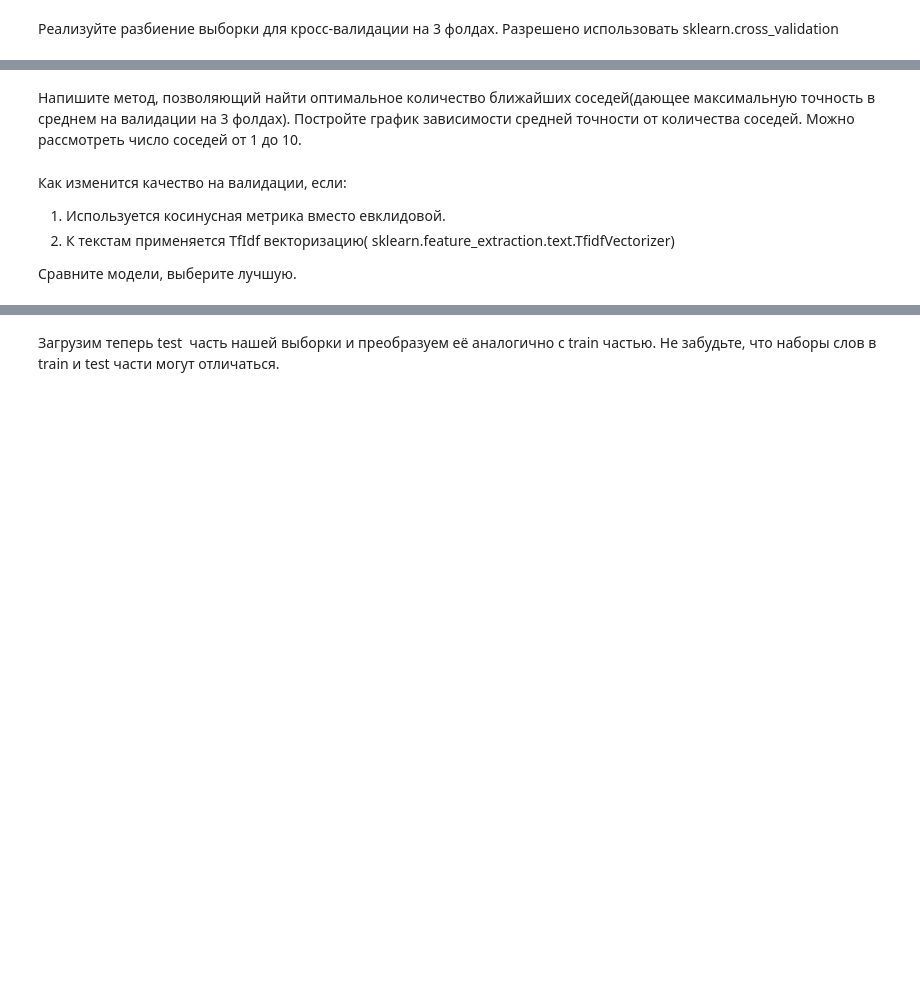
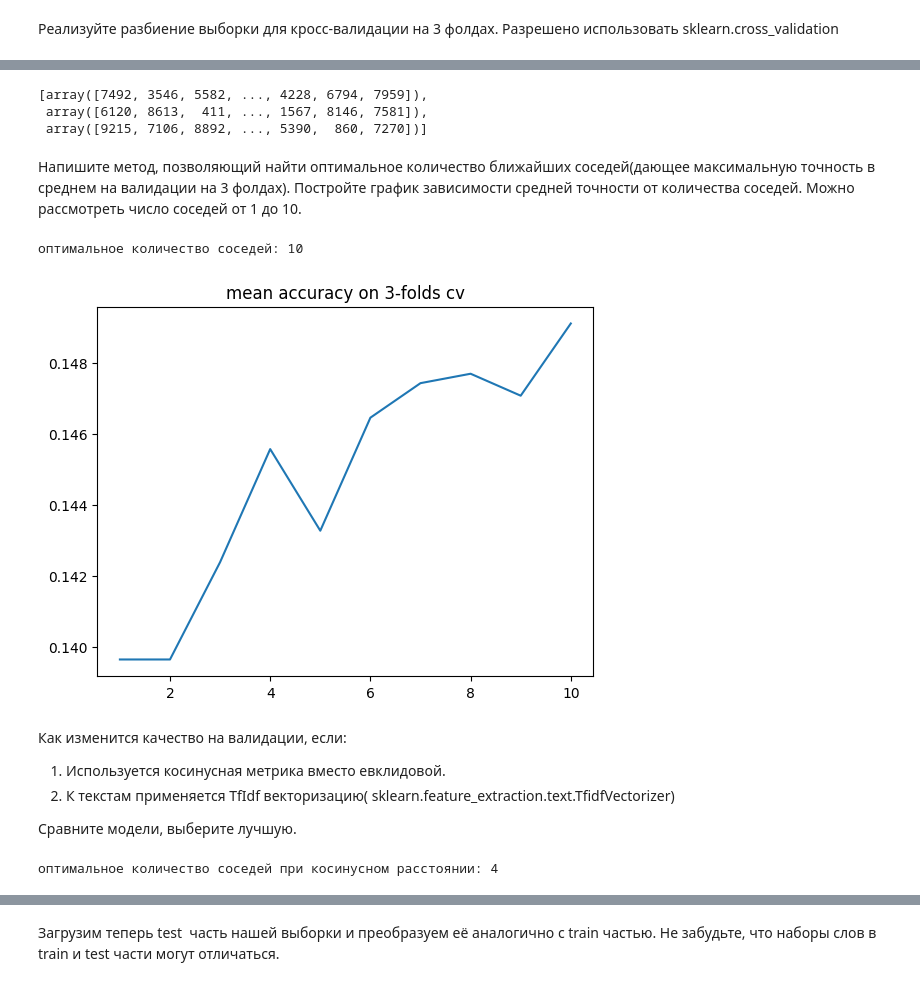
Before and after one commit to ktvlna/vk-ml, a Jupyter notebook: hw1/kokotova_hw1.ipynb, the cells around one changed output, grey strips where cells are left out. Saved outputs shown, nothing was run; the diff lists cells and outputs as text; code cells hidden in the pictures; blank space fills up the shorter version.

```diff
--- a/hw1/kokotova_hw1.ipynb
+++ b/hw1/kokotova_hw1.ipynb
@@ -43,10 +45,11 @@ from collections import Counter
 Для подсчета расстояний можно использовать функции [отсюда](https://docs.scipy.org/doc/scipy/reference/spatial.distance.html)
 # %%
 class MyKNeighborsClassifier(BaseEstimator):
-
-    def __init__(self, n_neighbors, algorithm='brute'):
+    # поле метрика добавлено для 4 задания
+    def __init__(self, n_neighbors, algorithm='brute', metric='minkowski'):
         self.n_neighbors = n_neighbors
         self.algorithm = algorithm
+        self.metric = metric
 
     def fit(self, X, y):
         self.y_train = y
@@ -60,7 +63,8 @@ class MyKNeighborsClassifier(BaseEstimator):
         y_pred = []
 
         if self.algorithm == 'brute':
-            dist = cdist(X, self.X_train, metric='minkowski', p=2)
+            # если будет метрика миньковского, то p по дефолту будет 2, нам это и нужно
+            dist = cdist(X, self.X_train, metric=self.metric)
             for i in range(X.shape[0]):
                 k_nearest_indx = np.argsort(dist[i])[:self.n_neighbors]
                 k_nearest_class = self.y_train[k_nearest_indx]
@@ -164,8 +171,8 @@ target = newsgroups['target']
 # %%
 from sklearn.feature_extraction.text import CountVectorizer
 
-vectorizer = CountVectorizer()
-data = vectorizer.fit_transform(data)
+vectorizer = CountVectorizer(lowercase=True, min_df=0.1)
+data = vectorizer.fit_transform(data).toarray()
 # %% [markdown]
 *Так мы получили векторное представление наших текстов. Значит можно приступать к задаче обучения модели*
 # %% [markdown]
@@ -176,6 +196,50 @@ ImportError: cannot import name 'cross_validation' from 'sklearn' (/usr/local/li
+# %%
+get_kfold_indicies(n_samples=data.shape[0], k=3, shuffle=True, random_seed=42)
+# %% [output]
+[array([7492, 3546, 5582, ..., 4228, 6794, 7959]),
+ array([6120, 8613,  411, ..., 1567, 8146, 7581]),
+ array([9215, 7106, 8892, ..., 5390,  860, 7270])]
 # %% [markdown]
 Напишите метод, позволяющий найти оптимальное количество ближайших соседей(дающее максимальную точность в среднем на валидации на 3 фолдах).
 Постройте график зависимости средней точности от количества соседей. Можно рассмотреть число соседей от 1 до 10.
+# %%
+def opt_neighboours(X, y, metric='minkowski'):
+  mean_acc_path = []
+  fold_indicies = get_kfold_indicies(n_samples=X.shape[0], k=3, shuffle=True, random_seed=42)
+  for k in range(1, 11):
+    clf = MyKNeighborsClassifier(n_neighbors=k, metric=metric)
+    clf.fit(np.concatenate([X[fold_indicies[0]], X[fold_indicies[1]]]),
+            np.concatenate([y[fold_indicies[0]], y[fold_indicies[1]]]))
+    pred1 = clf.predict(X[fold_indicies[2]])
+    acc1 = accuracy_score(y[fold_indicies[2]], pred1)
+
+    clf.fit(np.concatenate([X[fold_indicies[2]], X[fold_indicies[1]]]),
+            np.concatenate([y[fold_indicies[2]], y[fold_indicies[1]]]))
+    pred2 = clf.predict(X[fold_indicies[0]])
+    acc2 = accuracy_score(y[fold_indicies[0]], pred2)
+
+    clf.fit(np.concatenate([X[fold_indicies[0]], X[fold_indicies[2]]]),
+            np.concatenate([y[fold_indicies[0]], y[fold_indicies[2]]]))
+    pred3 = clf.predict(X[fold_indicies[1]])
+    acc3 = accuracy_score(y[fold_indicies[1]], pred3)
+
+    mean_acc = (acc1 + acc2 + acc3) / 3
+    mean_acc_path.append(mean_acc)
+
+  return (np.argmax(mean_acc_path) + 1, mean_acc_path)
+# %%
+opt, path = opt_neighboours(data, target)
+# %%
+print(f'оптимальное количество соседей: {opt}')
+# %% [output]
+оптимальное количество соседей: 10
+# %%
+plt.plot(np.arange(1, 11), path)
+plt.title('mean accuracy on 3-folds cv')
+
+plt.show()
+# %% [output]
+[figure, added]
 # %% [markdown]
 Как изменится качество на валидации, если:
 
@@ -185,0 +252,4 @@ ImportError: cannot import name 'cross_validation' from 'sklearn' (/usr/local/li
+# %%
+print(f'оптимальное количество соседей при косинусном расстоянии: {cos_opt}')
+# %% [output]
+оптимальное количество соседей при косинусном расстоянии: 4
```
Also changed, not shown: parts of 24 cells of this notebook.
